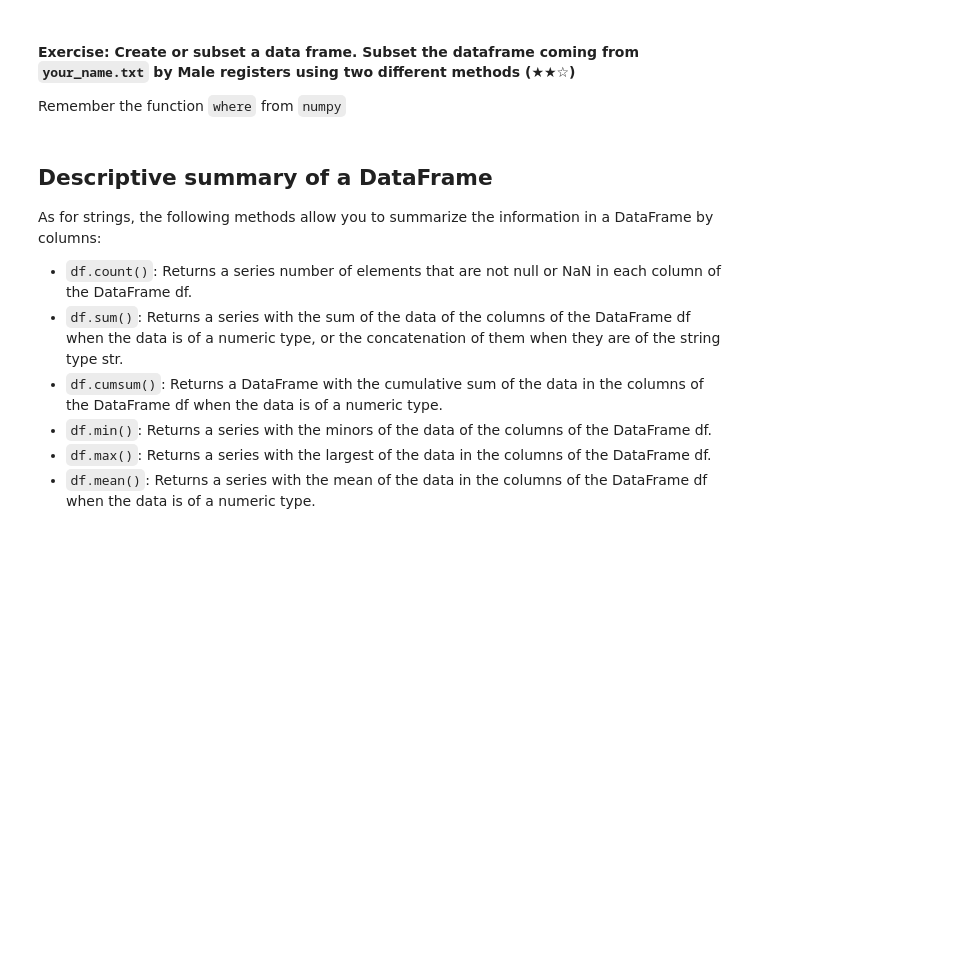
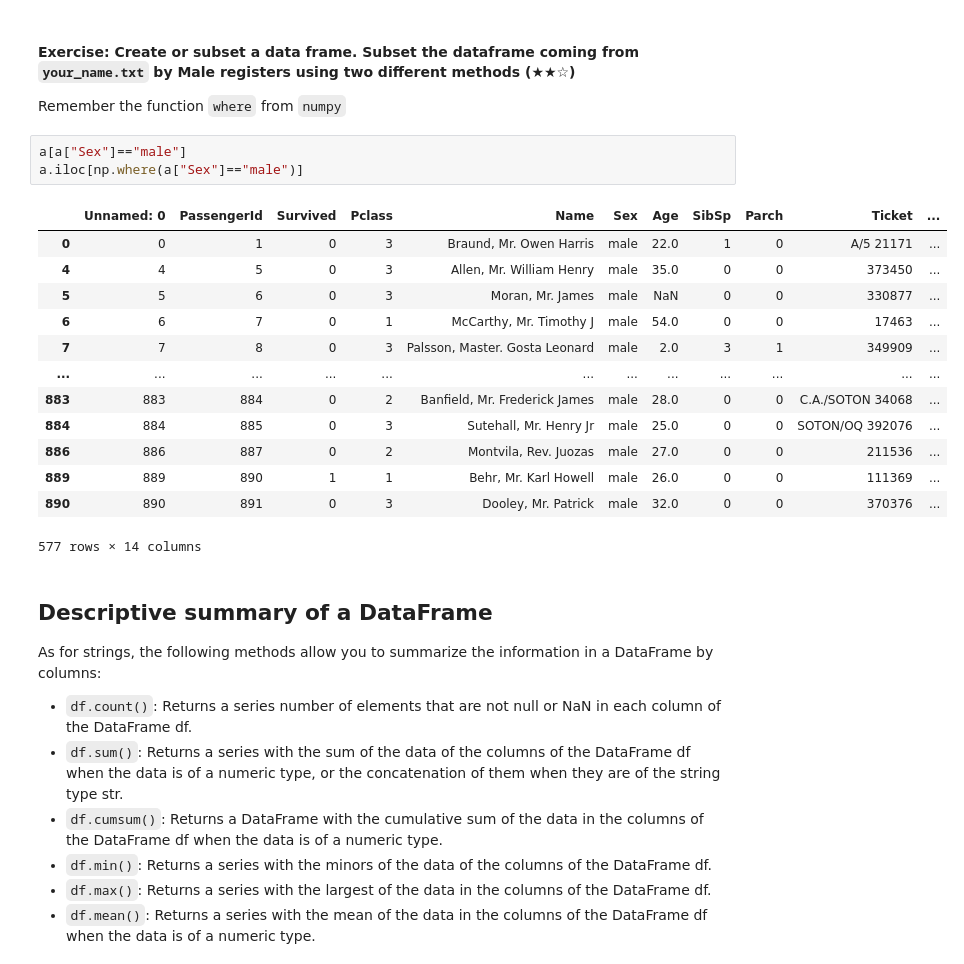
Before and after one commit to 6oncvlo/machine-learning-prework, a Jupyter notebook: 03-pandas/03.1-Intro-To-Pandas.ipynb, the cells around one changed output. Saved outputs shown, nothing was run; the diff lists cells and outputs as text; blank space fills up the shorter version.

```diff
--- a/03-pandas/03.1-Intro-To-Pandas.ipynb
+++ b/03-pandas/03.1-Intro-To-Pandas.ipynb
@@ -391,6 +452,23 @@ The procedure for adding a new column to a DataFrame is similar to adding a new
 # %% [markdown]
 #### Exercise: Create or subset a data frame. Subset the dataframe coming from `your_name.txt` by Male registers using two different methods (★★☆)
 Remember the function `where` from `numpy`
+# %%
+a[a["Sex"]=="male"]
+a.iloc[np.where(a["Sex"]=="male")]
+# %% [output]
+|  | Unnamed: 0 | PassengerId | Survived | Pclass | Name | Sex | Age | SibSp | Parch | Ticket | ... |
+| 0 | 0 | 1 | 0 | 3 | Braund, Mr. Owen Harris | male | 22.0 | 1 | 0 | A/5 21171 | ... |
+| 4 | 4 | 5 | 0 | 3 | Allen, Mr. William Henry | male | 35.0 | 0 | 0 | 373450 | ... |
+| 5 | 5 | 6 | 0 | 3 | Moran, Mr. James | male | NaN | 0 | 0 | 330877 | ... |
+| 6 | 6 | 7 | 0 | 1 | McCarthy, Mr. Timothy J | male | 54.0 | 0 | 0 | 17463 | ... |
+| 7 | 7 | 8 | 0 | 3 | Palsson, Master. Gosta Leonard | male | 2.0 | 3 | 1 | 349909 | ... |
+| ... | ... | ... | ... | ... | ... | ... | ... | ... | ... | ... | ... |
+| 883 | 883 | 884 | 0 | 2 | Banfield, Mr. Frederick James | male | 28.0 | 0 | 0 | C.A./SOTON 34068 | ... |
+| 884 | 884 | 885 | 0 | 3 | Sutehall, Mr. Henry Jr | male | 25.0 | 0 | 0 | SOTON/OQ 392076 | ... |
+| 886 | 886 | 887 | 0 | 2 | Montvila, Rev. Juozas | male | 27.0 | 0 | 0 | 211536 | ... |
+| 889 | 889 | 890 | 1 | 1 | Behr, Mr. Karl Howell | male | 26.0 | 0 | 0 | 111369 | ... |
+| 890 | 890 | 891 | 0 | 3 | Dooley, Mr. Patrick | male | 32.0 | 0 | 0 | 370376 | ... |
+577 rows × 14 columns
 # %% [markdown]
 ## Descriptive summary of a DataFrame
 As for strings, the following methods allow you to summarize the information in a DataFrame by columns:
```
Also changed, not shown: parts of 21 cells of this notebook.
